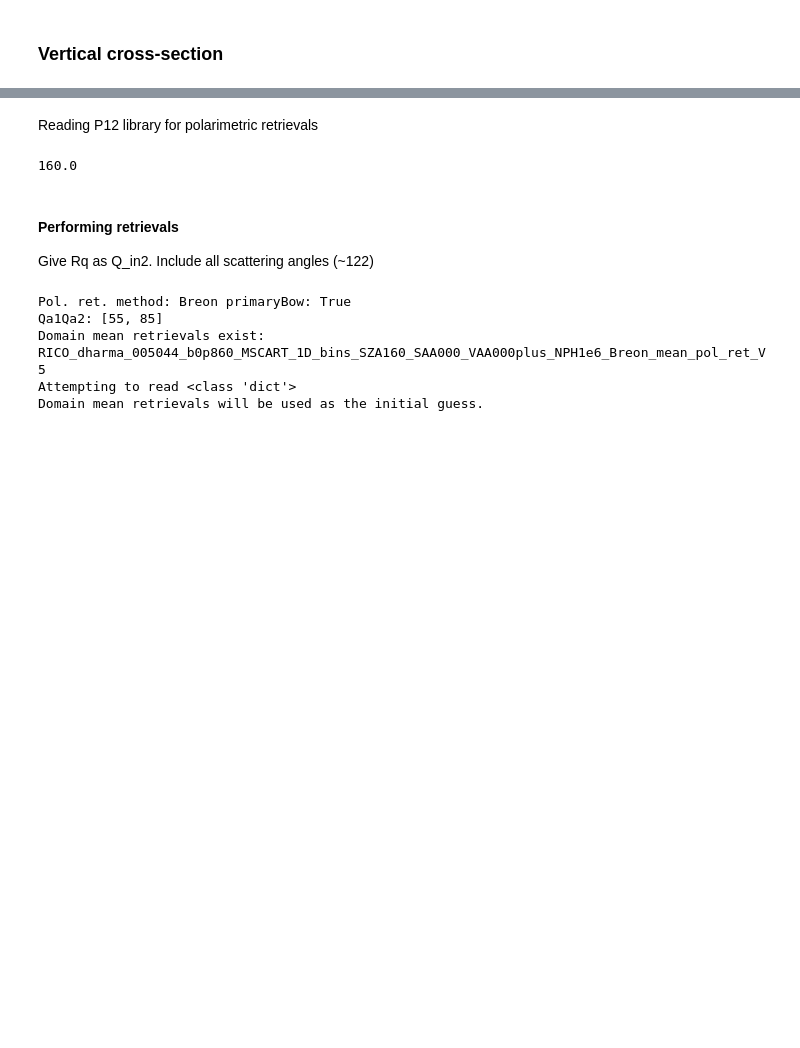
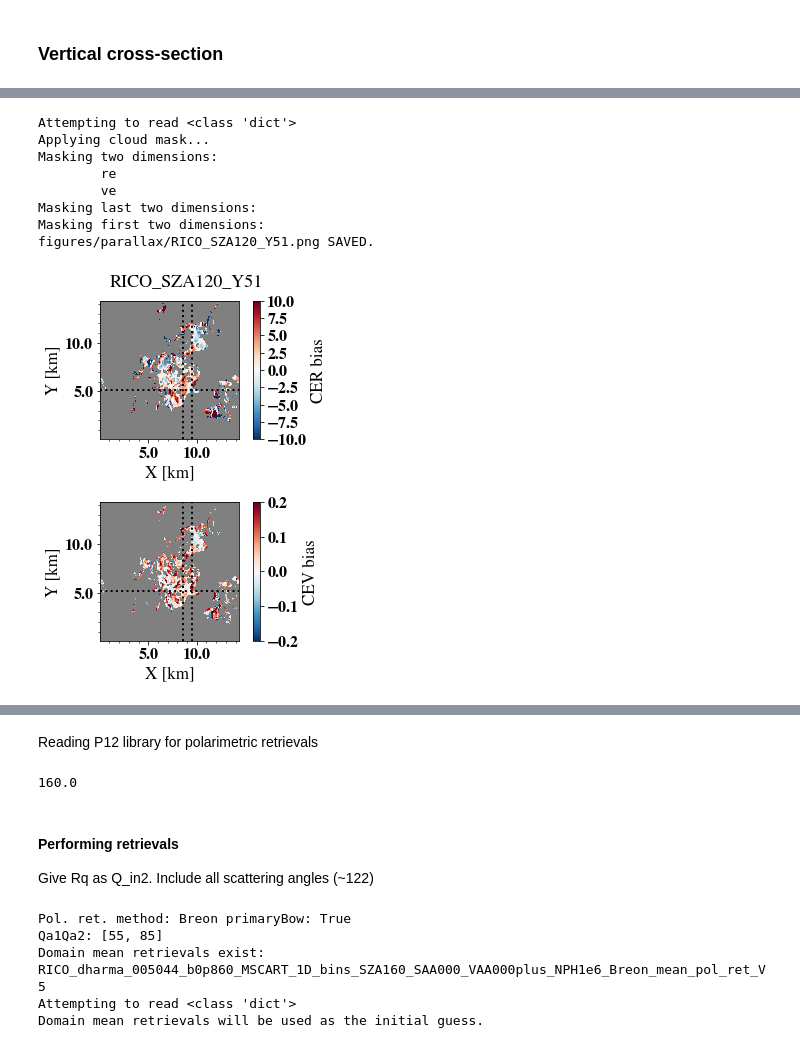
Before and after one commit to cpnHere/ACRS, a Jupyter notebook: Retrievals/Pol_retrievals/analysis_pol_ret.ipynb, the cells around one changed output, grey strips where cells are left out. Drawn from its saved outputs; the diff is of its cells as text; code cells hidden in the pictures; blank space fills up the shorter version.

```diff
--- a/Retrievals/Pol_retrievals/analysis_pol_ret.ipynb
+++ b/Retrievals/Pol_retrievals/analysis_pol_ret.ipynb
@@ -360,3 +552,38 @@ figures/temp/Vertical_cross-section_y50_zoomed.png SAVED.
+# %%
+from analysis_lib import get_cldM
+from cpnLES_MSCARTlib import add_cloud_mask
+fig4,ax4=plt.subplots(nrows=2,figsize=(4,6),subplot_kw={'aspect':'equal'})
+fig4_ttl = les.S.name+'_Y%d'%yi
+cloud_mask = get_cldM('maCEVfil',les)
+reve= {'re':re_bias,'ve':ve_bias}
+add_cloud_mask(reve,cloud_mask,dictionary=True)
+cmap=plt.cm.RdBu_r
+cmap.set_bad(color='gray',alpha=1.0)
+ctf1=ax4[0].pcolormesh(les.x/1e3,les.y/1e3,reve['re'],vmin=-10,vmax=10,cmap=cmap)
+ctf2=ax4[1].pcolormesh(les.x/1e3,les.y/1e3,reve['ve'],vmin=-0.2,vmax=0.2,cmap=cmap)
+cpn.add_cb(fig4,ctf1,ax4[0],ticks=np.arange(-10,10.1,2.5),orientation='vertical',label='CER bias')
+cpn.add_cb(fig4,ctf2,ax4[1],ticks=np.arange(-0.2,0.21,0.1),orientation='vertical',label='CEV bias')
+[cpn.multiple_ticks(ax.xaxis,5,1) for ax in ax4.reshape(-1)]
+[cpn.multiple_ticks(ax.yaxis,5,1) for ax in ax4.reshape(-1)]
+[ax.set_xlabel('X [km]') for ax in [ax4[0],ax4[1]]]
+[ax.set_ylabel('Y [km]') for ax in [ax4[0],ax4[1]]]
+[ax.axvline(les.x[85]/1e3,ls=':',color='k') for ax in [ax4[0],ax4[1]]]
+[ax.axvline(les.x[95]/1e3,ls=':',color='k') for ax in [ax4[0],ax4[1]]]
+[ax.axhline(les.y[yi]/1e3,ls=':',color='k') for ax in [ax4[0],ax4[1]]]
+fig4.suptitle(fig4_ttl)
+fig4.tight_layout(rect=[0,0,1,0.97])
+#cpn.sub_labels(ax4)
+cpn.savefig(fig4,fig4_ttl,'figures/parallax/')
+# %% [output]
+Attempting to read <class 'dict'>
+Applying cloud mask...
+Masking two dimensions:
+        re
+        ve
+Masking last two dimensions:
+Masking first two dimensions:
+figures/parallax/RICO_SZA120_Y51.png SAVED.
+[figure, added]
 # %%
 RC.VW.re_tau.shape
 # %% [output]
```
Also changed, not shown: parts of 15 cells of this notebook.
